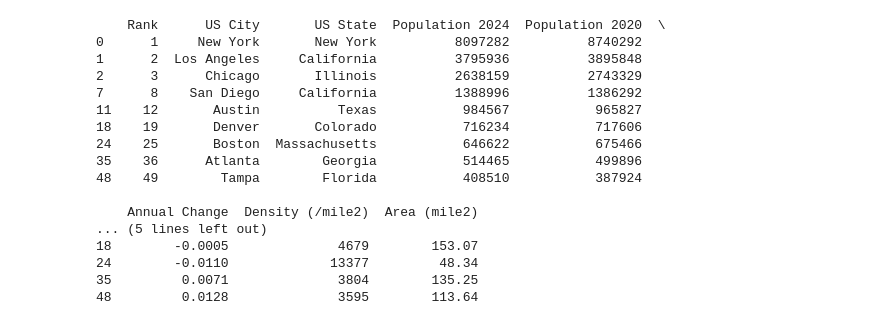
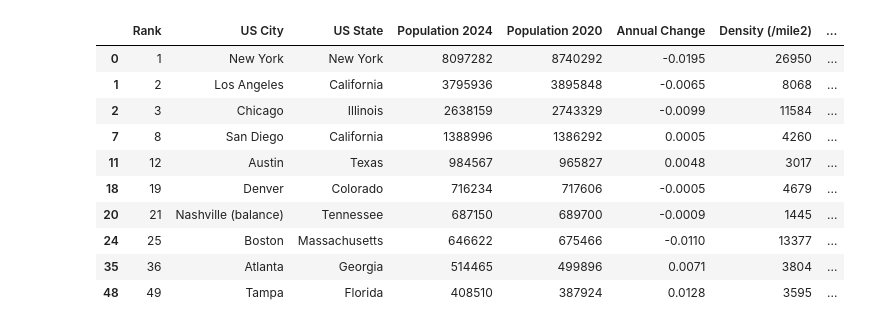
Before and after one commit to benschatz97/group_project_1, a Jupyter notebook: Vraj_files/Resources/project1.ipynb, the cells around one changed output. Drawn from its saved outputs; the diff is of its cells as text; code cells hidden in the pictures.

```diff
--- a/Vraj_files/Resources/project1.ipynb
+++ b/Vraj_files/Resources/project1.ipynb
@@ -9,29 +9,23 @@ from matplotlib.ticker import FuncFormatter
 # %%
 df = pd.read_csv('./Population of all US Cities 2024.csv')
 # %%
-cities = ["Atlanta", "Austin", "Chicago", "Denver", "Los Angeles", "Nashville",
+cities = ["Atlanta", "Austin", "Chicago", "Denver", "Los Angeles", "Nashville (balance)",
           "New York", "San Diego", "Boston", "Tampa"]
 
 # Filter the dataframe
 filtered_df = df[df['US City'].isin(cities)]
 
 # Display the filtered data
-print(filtered_df)
+filtered_df
 # %% [output]
-    Rank      US City       US State  Population 2024  Population 2020  \
-0      1     New York       New York          8097282          8740292
-1      2  Los Angeles     California          3795936          3895848
-2      3      Chicago       Illinois          2638159          2743329
-7      8    San Diego     California          1388996          1386292
-11    12       Austin          Texas           984567           965827
-18    19       Denver       Colorado           716234           717606
-24    25       Boston  Massachusetts           646622           675466
-35    36      Atlanta        Georgia           514465           499896
-48    49        Tampa        Florida           408510           387924
-
-    Annual Change  Density (/mile2)  Area (mile2)
-... (5 lines left out)
-18        -0.0005              4679        153.07
-24        -0.0110             13377         48.34
-35         0.0071              3804        135.25
-48         0.0128              3595        113.64
+|  | Rank | US City | US State | Population 2024 | Population 2020 | Annual Change | Density (/mile2) | ... |
+| 0 | 1 | New York | New York | 8097282 | 8740292 | -0.0195 | 26950 | ... |
+| 1 | 2 | Los Angeles | California | 3795936 | 3895848 | -0.0065 | 8068 | ... |
+| 2 | 3 | Chicago | Illinois | 2638159 | 2743329 | -0.0099 | 11584 | ... |
+| 7 | 8 | San Diego | California | 1388996 | 1386292 | 0.0005 | 4260 | ... |
+| 11 | 12 | Austin | Texas | 984567 | 965827 | 0.0048 | 3017 | ... |
+| 18 | 19 | Denver | Colorado | 716234 | 717606 | -0.0005 | 4679 | ... |
+| 20 | 21 | Nashville (balance) | Tennessee | 687150 | 689700 | -0.0009 | 1445 | ... |
+| 24 | 25 | Boston | Massachusetts | 646622 | 675466 | -0.0110 | 13377 | ... |
+| 35 | 36 | Atlanta | Georgia | 514465 | 499896 | 0.0071 | 3804 | ... |
+| 48 | 49 | Tampa | Florida | 408510 | 387924 | 0.0128 | 3595 | ... |
```
Also changed, not shown: parts of 6 cells of this notebook, 5 other files.
